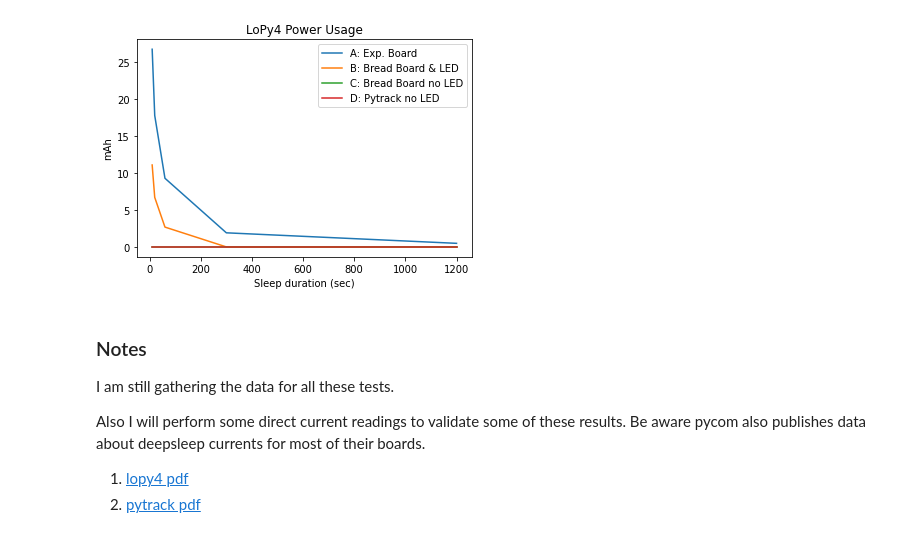
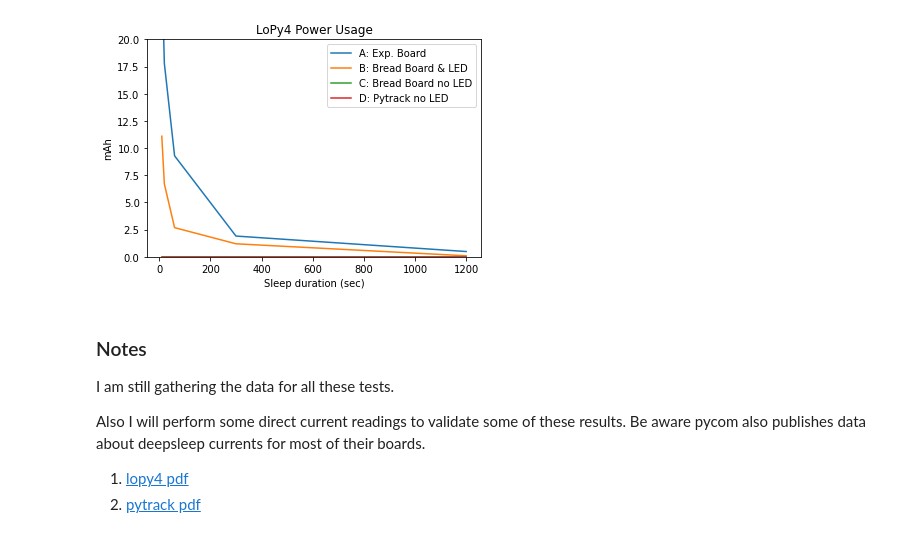
Before and after one commit to somervda/lopybase, a Jupyter notebook: lopy4 battery usage.ipynb, the cells around one changed output. Cells and saved outputs as stored; diff of their text form; code cells hidden in the pictures.

```diff
--- a/lopy4 battery usage.ipynb
+++ b/lopy4 battery usage.ipynb
@@ -30,24 +30,26 @@ Looking at the boards available from pycom the [pytrack 2](https://pycom.io/prod
 power_data = {
     "X" : [10,20,60,300,1200],
     "A": [26.748,17.784,9.288,1.908,0.48492],
-    "B": [11.088,6.7005,2.682,0,0],
+    "B": [11.088,6.7005,2.682,1.1963,0.0923],
     "C": [0,0,0,0,0],
     "D": [0,0,0,0,0]
 }
 # %%
 import matplotlib.pyplot as plt
 fig, ax = plt.subplots()
 line1, = ax.plot(power_data["X"], power_data["A"], label='A: Exp. Board')
 line2, = ax.plot(power_data["X"], power_data["B"], label='B: Bread Board & LED')
 line3, = ax.plot(power_data["X"], power_data["C"], label='C: Bread Board no LED')
 line4, = ax.plot(power_data["X"], power_data["D"], label='D: Pytrack no LED')
 ax.set_ylabel('mAh')
 ax.set_xlabel('Sleep duration (sec)')
 ax.set_title('LoPy4 Power Usage')
 ax.legend()
+plt.ylim(top=20)
+plt.ylim(bottom=0)
 plt.show()
 # %% [output]
-[figure, old version]
+[figure, new version]
 # %% [markdown]
 ### Notes
 
```
Also changed, not shown: 3 other files.
